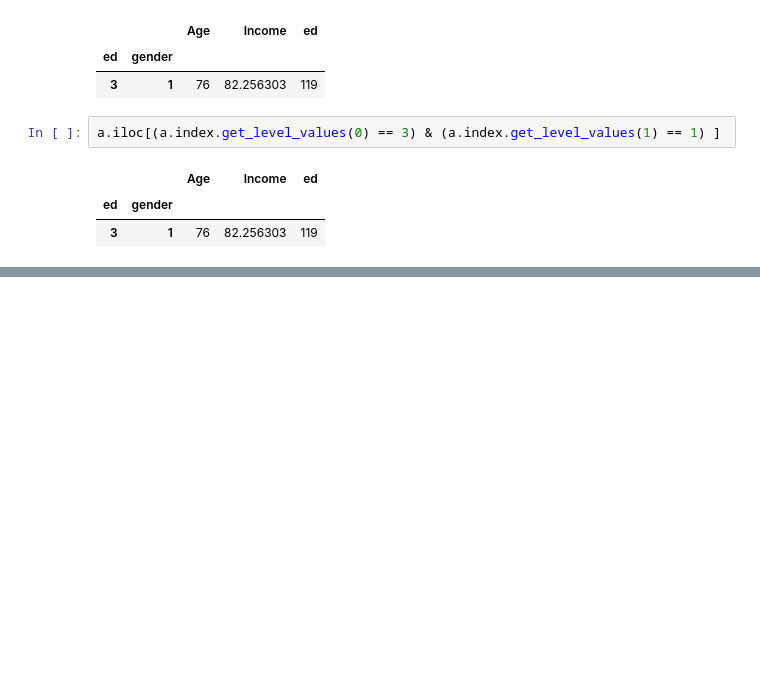
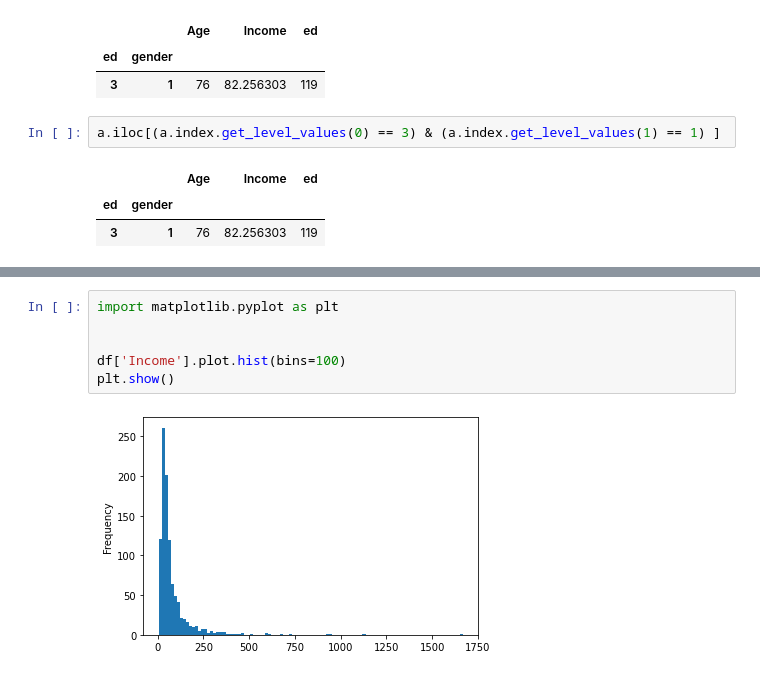
Before and after one commit to ErfanEbrahimiBazaz/pandas_tutorials, a Jupyter notebook: pandas general commands.ipynb, the cells around one changed output, grey strips where cells are left out. Saved outputs shown, nothing was run; the diff lists cells and outputs as text; blank space fills up the shorter version.

```diff
--- a/pandas general commands.ipynb
+++ b/pandas general commands.ipynb
@@ -1405,0 +1552,8 @@ a.iloc[(a.index.get_level_values(0) == 3) & (a.index.get_level_values(1) == 1) ]
+# %%
+import matplotlib.pyplot as plt
+
+
+df['Income'].plot.hist(bins=100)
+plt.show()
+# %% [output]
+[figure, added]
```
Also changed, not shown: parts of 25 cells of this notebook.
